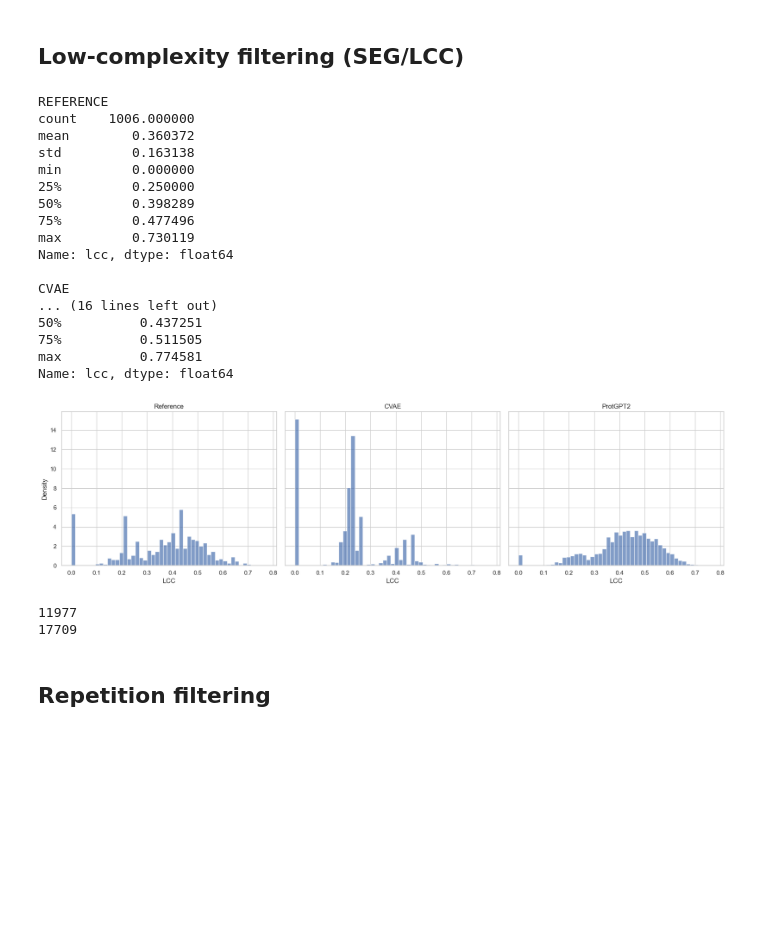
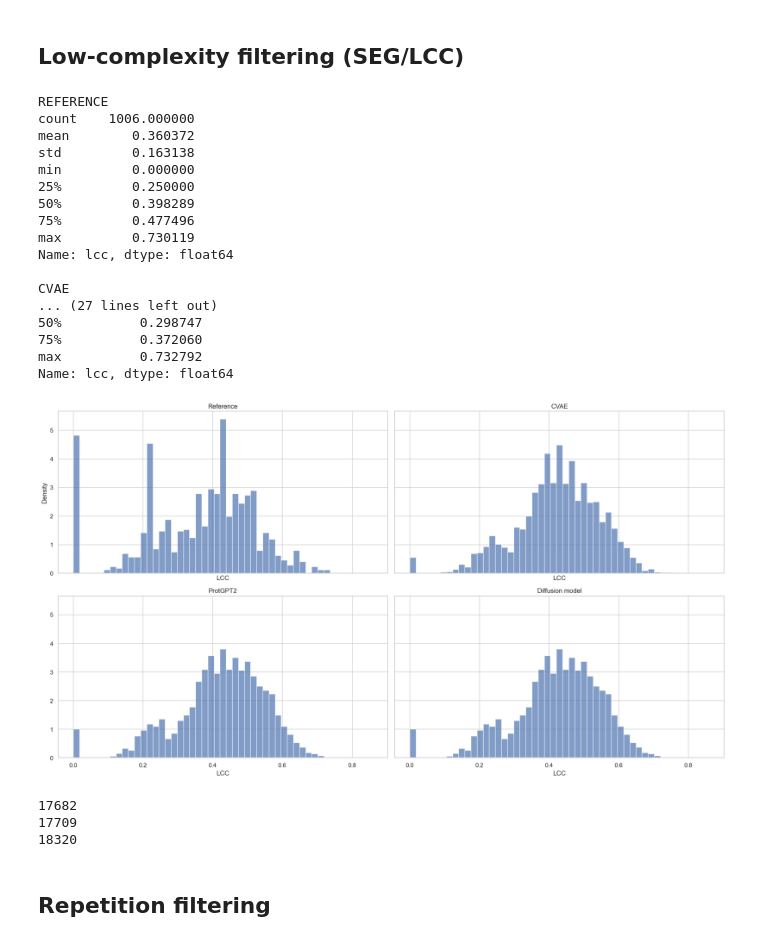
Before and after one commit to martskow/Generative-models-of-amyloid-peptides, a Jupyter notebook: anaconda_projects/Datasets_filtering.ipynb, the cells around one changed output. Cells and saved outputs as stored; diff of their text form; code cells hidden in the pictures; blank space fills up the shorter version.

```diff
--- a/anaconda_projects/Datasets_filtering.ipynb
+++ b/anaconda_projects/Datasets_filtering.ipynb
@@ -30,10 +23,12 @@ from Bio import SeqIO
 ## Files to Aggrescan
 # %%
 path_ProtGPT = './files/generated_datasets/protGPT2_generated_sequences-17709.csv'
-path_CVAE = 'files/generated_datasets/CVAE_generated_sequences-11977.csv'
+path_CVAE = 'files/generated_datasets/CVAE_generated_sequences-17682.csv'
+path_diff = 'files/generated_datasets/Diff_generated_sequences-18320.csv'
 
 df_protgpt = pd.read_csv(path_ProtGPT)
 df_cvae = pd.read_csv(path_CVAE)
+df_diff = pd.read_csv(path_diff)
 # %%
 print(len(df_protgpt))
 print(len(df_cvae))
@@ -152,11 +176,13 @@ def aggrescan_features_extraction(path):
     df_agg = pd.DataFrame(agg_data)
     return df_agg
 # %%
-agg_file_protgpt = "./files/generated_datasets/Aggrescan_protGPT2_generated_sequences-17709.out"
-agg_file_cvae = "./files/generated_datasets/Aggrescan_CVAE_generated_sequences-11977.out"
+agg_file_protgpt = "files/generated_datasets/Aggrescan_protGPT2_generated_sequences-17709.out"
+agg_file_cvae = "files/generated_datasets/Aggrescan_CVAE_generated_sequences-17682.out"
+agg_file_diff = "files/generated_datasets/Aggrescan_Diff_generated_sequences-18320.out"
 
 df_agg_protgpt = aggrescan_features_extraction(agg_file_protgpt)
 df_agg_cvae = aggrescan_features_extraction(agg_file_cvae)
+df_agg_diff = aggrescan_features_extraction(agg_file_diff)
 # %%
 def merge_with_agg(df_main, df_agg):
     df_agg = df_agg.drop(columns=[c for c in ["sequence", "length"] if c in df_agg.columns], errors="ignore")
@@ -340,6 +395,9 @@ print(df_cvae["lcc"].describe())
 
 print("\nProtGPT")
 print(df_protgpt["lcc"].describe())
+
+print("\nDiffusion model")
+print(df_diff["lcc"].describe())
 # %% [output]
 REFERENCE
 count    1006.000000
@@ -353,10 +411,10 @@ max         0.730119
 Name: lcc, dtype: float64
 
 CVAE
-... (16 lines left out)
-50%          0.437251
-75%          0.511505
-max          0.774581
+... (27 lines left out)
+50%          0.298747
+75%          0.372060
+max          0.732792
 Name: lcc, dtype: float64
 # %%
 bins = np.linspace(
@@ -373,52 +431,63 @@ bins = np.linspace(
     50
 )
 
-fig, axes = plt.subplots(1, 3, figsize=(18, 5), sharex=True, sharey=True)
+fig, axes = plt.subplots(2, 2, figsize=(18, 10), sharex=True, sharey=True)
 
 # ================= REF =================
-axes[0].hist(
+axes[0][0].hist(
     df_ref["lcc"],
     bins=bins,
     density=True,
     alpha=0.7
 )
 
-axes[0].set_title("Reference")
-axes[0].set_xlabel("LCC")
-axes[0].set_ylabel("Density")
+axes[0][0].set_title("Reference")
+axes[0][0].set_xlabel("LCC")
+axes[0][0].set_ylabel("Density")
 
 # ================= CVAE =================
-axes[1].hist(
+axes[0][1].hist(
     df_cvae["lcc"],
     bins=bins,
     density=True,
     alpha=0.7
 )
 
-axes[1].set_title("CVAE")
-axes[1].set_xlabel("LCC")
+axes[0][1].set_title("CVAE")
+axes[0][1].set_xlabel("LCC")
 
 # ================= PROTGPT =================
-axes[2].hist(
+axes[1][0].hist(
     df_protgpt["lcc"],
     bins=bins,
     density=True,
     alpha=0.7
 )
 
-axes[2].set_title("ProtGPT2")
-axes[2].set_xlabel("LCC")
+axes[1][0].set_title("ProtGPT2")
+axes[1][0].set_xlabel("LCC")
+
+# ================= DIFFUSION ==============
+axes[1][1].hist(
+    df_protgpt["lcc"],
+    bins=bins,
+    density=True,
+    alpha=0.7
+)
+
+axes[1][1].set_title("Diffusion model")
+axes[1][1].set_xlabel("LCC")
 
 
 plt.tight_layout()
 plt.savefig(
     "./files/plots/lcc_distribution_comparison.svg",
     format="svg",
     bbox_inches="tight"
 )
 plt.show()
 # %% [output]
-[figure, old version]
+[figure, new version]
 # %%
 #cutoff = df_ref["lcc"].quantile(0.005)
 # %%
@@ -432,9 +501,11 @@ plt.show()
 # %%
 print(len(df_cvae))
 print(len(df_protgpt))
+print(len(df_diff))
 # %% [output]
-11977
+17682
 17709
+18320
 # %% [markdown]
 ## Repetition filtering
 # %%
```
Also changed, not shown: parts of 51 cells of this notebook, 36 other files.
